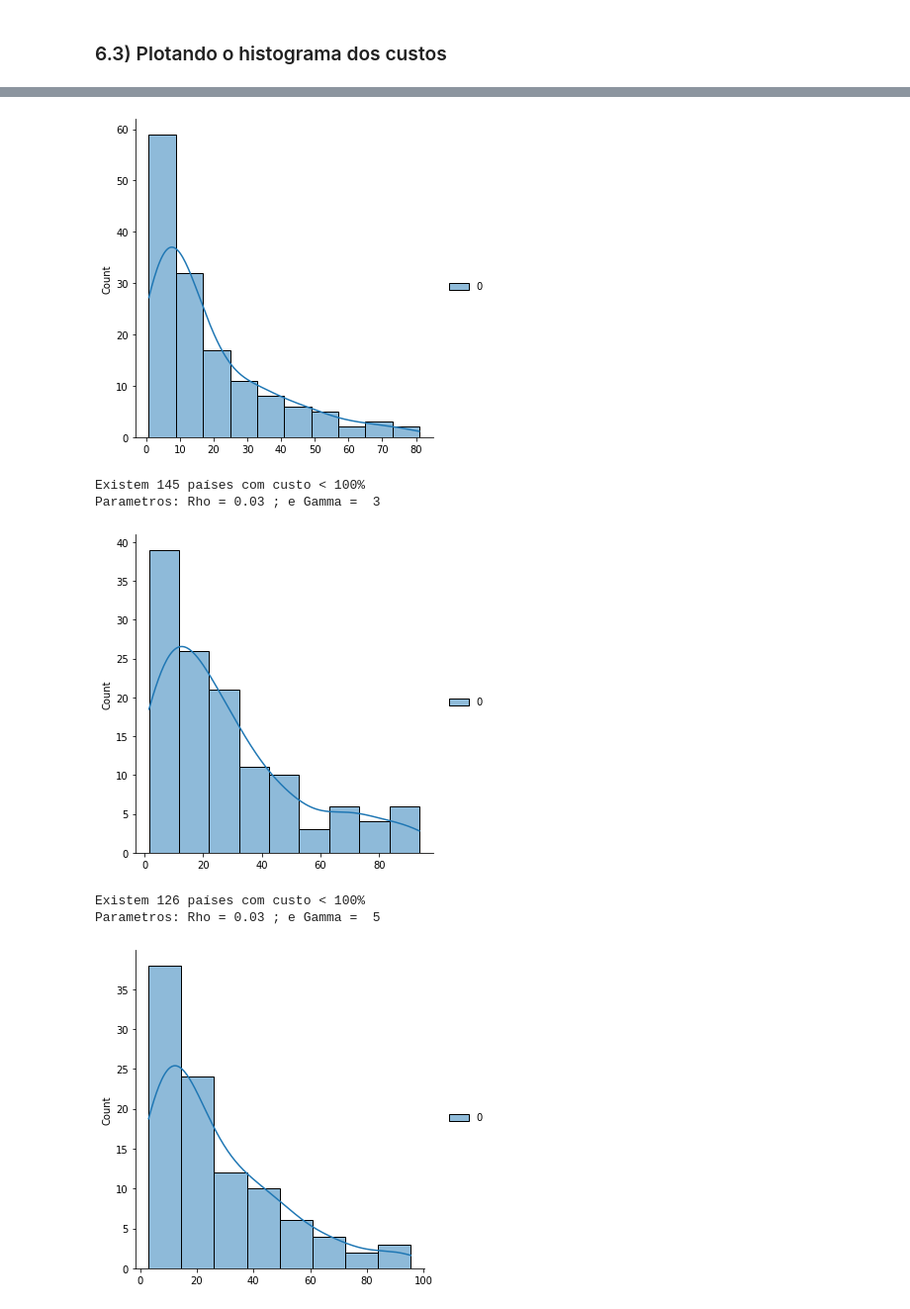
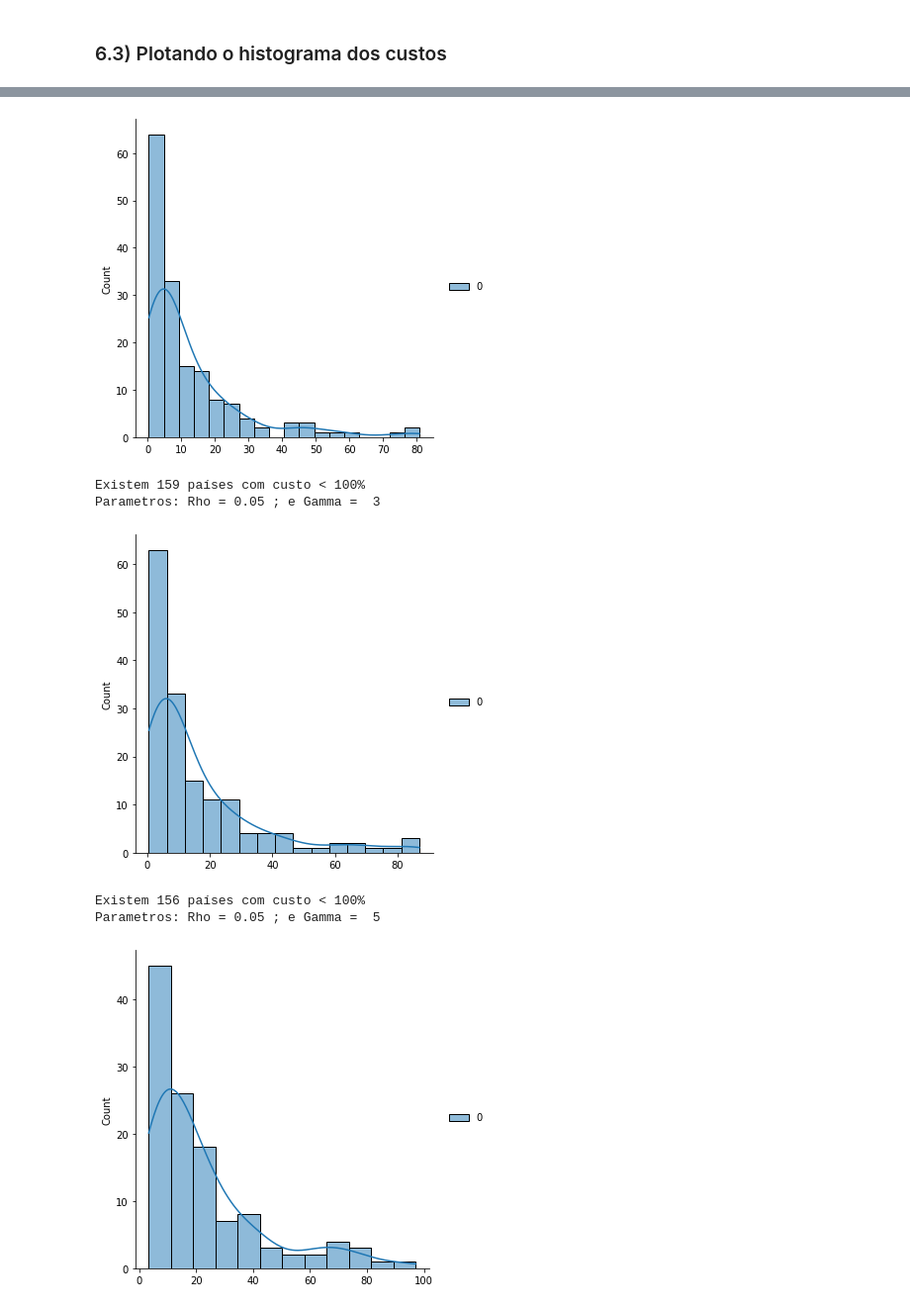
Before and after one commit to lucasestrela/Dissertacao, a Jupyter notebook: Calculando_Custo.ipynb, the cells around one changed output, grey strips where cells are left out. Shown at 99% size. Cells and saved outputs as stored; diff of their text form; code cells hidden in the pictures.

```diff
--- a/Calculando_Custo.ipynb
+++ b/Calculando_Custo.ipynb
@@ -203,8 +202,6 @@ for idx, country in enumerate(countries):
         #Eliminando NA e diferenciando
         newdf = pwt[(pwt['country'] == country) ].dropna()
         newdf = newdf['cons_pcapta'].diff().dropna()
-
-        data_frame = newdf
 
         # Calculando o melhor ARMA
         models[idx], best_ARMA[idx], MA_coef, AR_coef, variance = calculate_best_arima(newdf)
@@ -220,13 +217,13 @@ for idx, country in enumerate(countries):
                                         var_u = variance,
                                         # Rho = np.array([0.001]),
                                         # Gamma = np.array([3])
-                                        Rho = np.arange(0.03, 0.001, -0.01),
+                                        Rho = np.arange(0.05, 0.03, -0.01),
                                         Gamma = np.arange(1, 6, 2)
                                         )
         print(f'[Num, País, Variance] = {idx:3} | {country:20} | {np.round(variance,4):6} | best_ARMA')
 
     except:
-        print(f'[Num, País, Variance] = {idx:3} | {country:20} | País Não Inversível')
+        print(f'[Num, País, Variance] = {idx:3} | {country:20} | Não Inversível')
 # %% [output]
 [Num, País, Variance] =   0 | Aruba                | 0.0014 | best_ARMA
 [Num, País, Variance] =   1 | Angola               | 0.0313 | best_ARMA
@@ -281,8 +275,8 @@ np.set_printoptions(suppress=True)
 country_list = ['Brazil', 'United States']
 lambda_ARMA2 = [None]*len(country_list)
 
-Rho_ = np.arange(0.03, 0.01, -0.001)
-Gamma_ = np.arange(0, 4, 0.2)
+Rho_ = np.arange(0.05, 0.03, -0.001)
+Gamma_ = np.arange(1, 5, 0.2)
 
 for i_country, country in enumerate(country_list):
     #Eliminando NA e diferenciando
@@ -310,7 +304,7 @@ for i_country, country in enumerate(country_list):
 Note que o custo cresce exponencialmente em $\gamma$ e decresce em $\rho$
 # %%
 for i_rho, rhho in enumerate(Rho_):
-    plt.plot( Gamma, lambda_ARMA2[0][i_rho, :])
+    plt.plot( Gamma_, lambda_ARMA2[0][i_rho, :])
     # Limitando o gráfico pra nao estourar
     plt.ylim(0, 1)
     plt.xlabel("Gamma")
@@ -321,7 +315,7 @@ for i_rho, rhho in enumerate(Rho_):
 plt.show()
 
 for i_rho, rhho in enumerate(Rho_):
-    plt.plot( Gamma, lambda_ARMA2[1][i_rho, :])
+    plt.plot( Gamma_, lambda_ARMA2[1][i_rho, :])
     # Limitando o gráfico pra nao estourar
     plt.ylim(0, 1)
     plt.xlabel("Gamma")
@@ -336,7 +330,7 @@ plt.show()
 # %%
 
 for i_gamma, gama in enumerate(Gamma_):
-    plt.plot( Rho , lambda_ARMA2[0][:, i_gamma])
+    plt.plot( Rho_ , lambda_ARMA2[0][:, i_gamma])
     # Limitando o gráfico pra nao estourar
     plt.ylim(0, 1)
     plt.xlabel("Rho")
@@ -349,7 +343,7 @@ plt.show()
 
 
 for i_gamma, gama in enumerate(Gamma_):
-    plt.plot( Rho , lambda_ARMA2[1][:, i_gamma])
+    plt.plot( Rho_ , lambda_ARMA2[1][:, i_gamma])
     # Limitando o gráfico pra nao estourar
     plt.ylim(0, 1)
     plt.xlabel("Rho")
@@ -394,14 +388,13 @@ del fig, ax
 # %% [markdown]
 ### 6.3) Plotando o histograma dos custos
 # %%
-Rho = np.arange(0.03, 0.001, -0.01)
-Gamma = np.arange(1, 6, 2)
-
+Rho_ = np.arange(0.05, 0.03, -0.01)
+Gamma_ = np.arange(1, 6, 2)
 
 custo = [None] * len(countries)
 
-for j, rhho in enumerate(Rho):
-    for i, gama in enumerate(Gamma):
+for j, rhho in enumerate(Rho_):
+    for i, gama in enumerate(Gamma_):
 
         custo = [None] * len(countries)
 
@@ -446,7 +439,7 @@ Parametros: Rho = 0.03 ; e Gamma =  1
-[figure, old version]
+[figure, new version]
-Existem 145 países com custo < 100%
-Parametros: Rho = 0.03 ; e Gamma =  3
+Existem 159 países com custo < 100%
+Parametros: Rho = 0.05 ; e Gamma =  3
-[figure, old version]
+[figure, new version]
-Existem 126 países com custo < 100%
-Parametros: Rho = 0.03 ; e Gamma =  5
+Existem 156 países com custo < 100%
+Parametros: Rho = 0.05 ; e Gamma =  5
-[figure, old version]
+[figure, new version]
```
Also changed, not shown: parts of 6 cells of this notebook.
